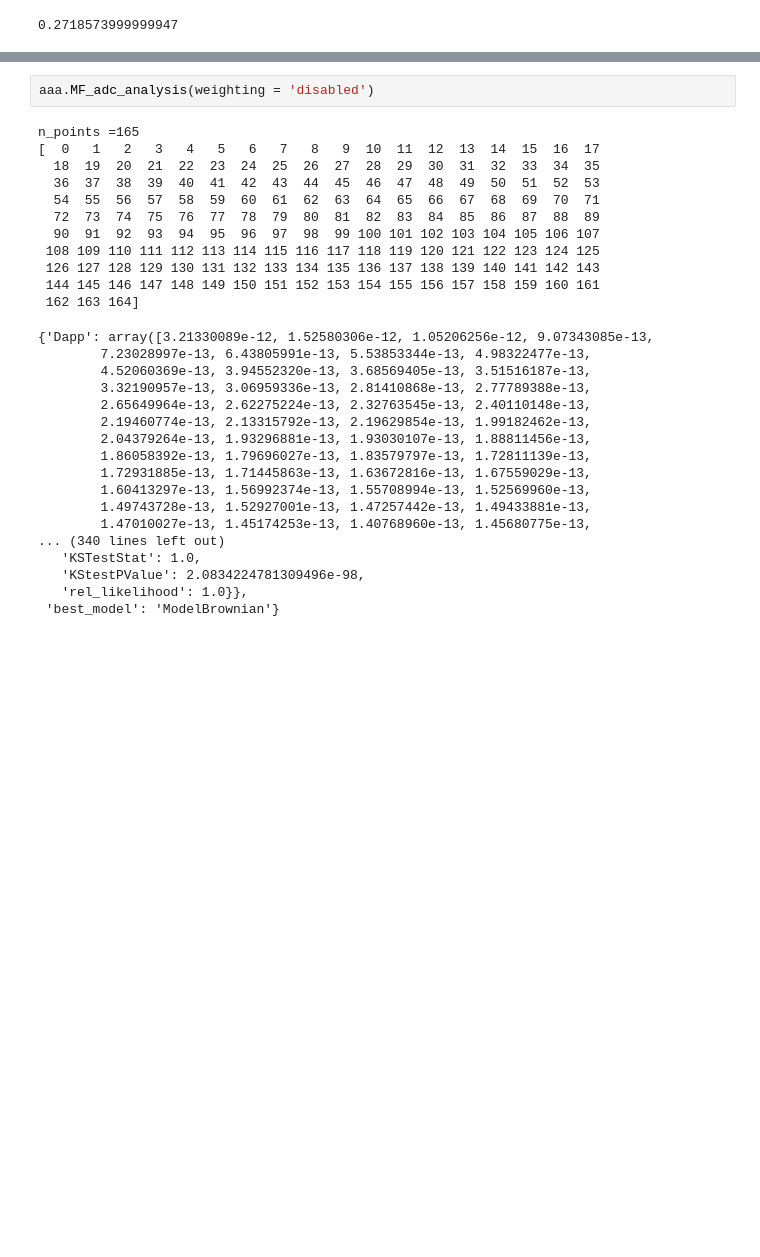
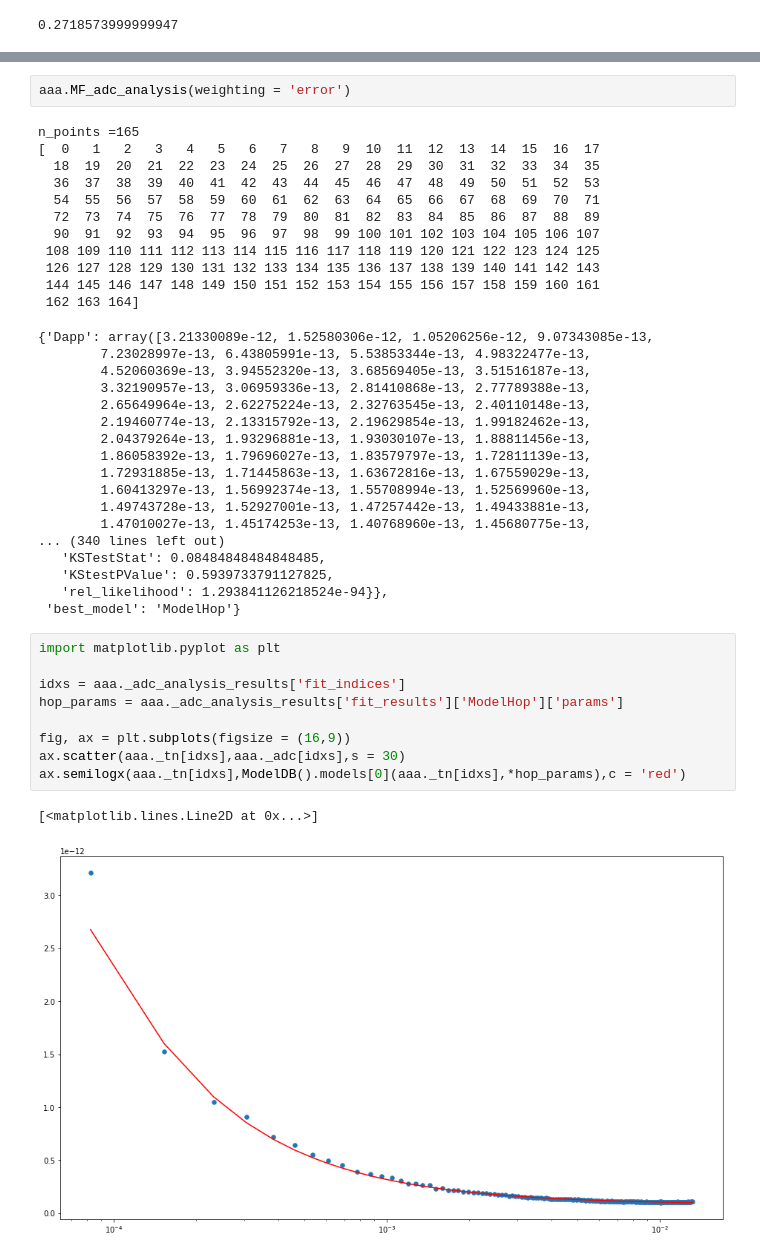
Before and after one commit to FReina/TRAIT2D, a Jupyter notebook: testfeatures.ipynb, the cells around one changed output, grey strips where cells are left out. Drawn from its saved outputs; the diff is of its cells as text; blank space fills up the shorter version.

```diff
--- a/testfeatures.ipynb
+++ b/testfeatures.ipynb
@@ -102,5 +112,5 @@ ModelDB().add_model(ModelBrownian)
 # %%
-aaa.MF_adc_analysis(weighting = 'disabled')
+aaa.MF_adc_analysis(weighting = 'error')
 # %% [output]
 n_points =165
 [  0   1   2   3   4   5   6   7   8   9  10  11  12  13  14  15  16  17
@@ -126,8 +136,20 @@ n_points =165
         1.49743728e-13, 1.52927001e-13, 1.47257442e-13, 1.49433881e-13,
         1.47010027e-13, 1.45174253e-13, 1.40768960e-13, 1.45680775e-13,
 ... (340 lines left out)
-   'KSTestStat': 1.0,
-   'KStestPValue': 2.0834224781309496e-98,
-   'rel_likelihood': 1.0}},
- 'best_model': 'ModelBrownian'}
+   'KSTestStat': 0.08484848484848485,
+   'KStestPValue': 0.5939733791127825,
+   'rel_likelihood': 1.293841126218524e-94}},
+ 'best_model': 'ModelHop'}
+# %%
+import matplotlib.pyplot as plt
+
+idxs = aaa._adc_analysis_results['fit_indices']
+hop_params = aaa._adc_analysis_results['fit_results']['ModelHop']['params']
+
+fig, ax = plt.subplots(figsize = (16,9))
+ax.scatter(aaa._tn[idxs],aaa._adc[idxs],s = 30)
+ax.semilogx(aaa._tn[idxs],ModelDB().models[0](aaa._tn[idxs],*hop_params),c = 'red')
+# %% [output]
+[<matplotlib.lines.Line2D at 0x...>]
+[figure, added]
 # %%
```
Also changed, not shown: parts of 11 cells of this notebook, 1 other file.
